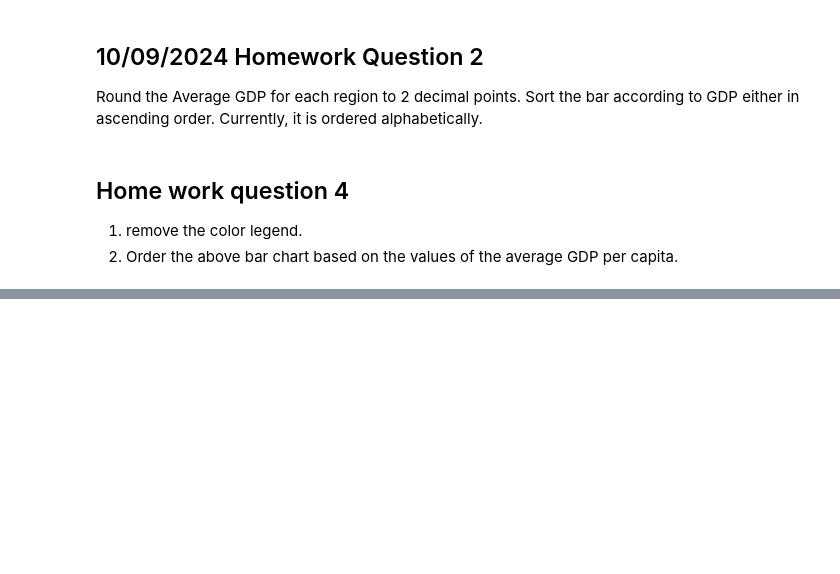
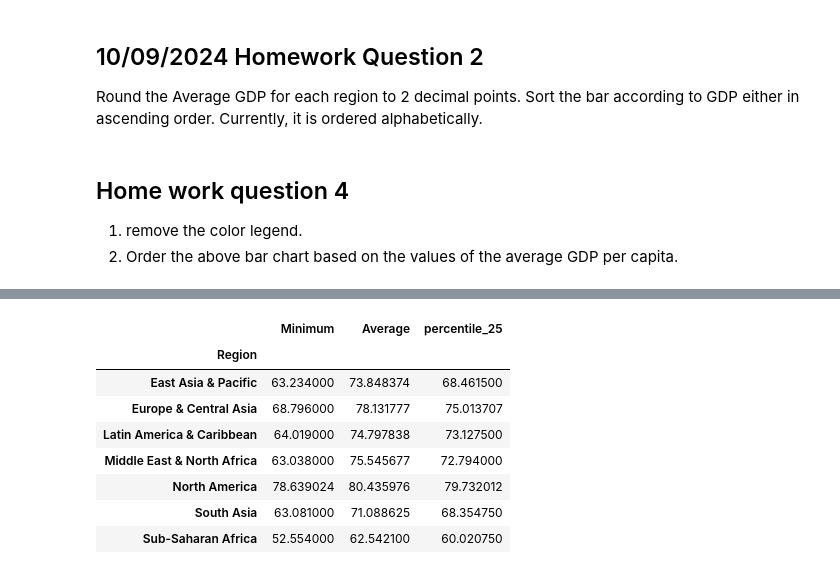
Before and after one commit to wcj365/python-stats-dataviz, a Jupyter notebook: fall2024/assignment_06.ipynb, the cells around one changed output, grey strips where cells are left out. Cells and saved outputs as stored; diff of their text form; code cells hidden in the pictures; blank space fills up the shorter version.

```diff
--- a/fall2024/assignment_06.ipynb
+++ b/fall2024/assignment_06.ipynb
@@ -521,0 +604,26 @@ fig.update_layout(showlegend=False)
+# %%
+def q1(x):
+    return x.quantile(0.25)
+
+def q3(x):
+    return x.quantile(0.75)
+
+
+
+df_group = df_2018.groupby("Region").aggregate(
+    Minimum=('Life expectancy at birth, total (years)', 'min'),
+    Average=('Life expectancy at birth, total (years)', 'mean'),
+    percentile_25=('Life expectancy at birth, total (years)', q1)
+)
+
+df_group
+# %% [output]
+|  | Minimum | Average | percentile_25 |
+| Region |  |  |  |
+| East Asia & Pacific | 63.234000 | 73.848374 | 68.461500 |
+| Europe & Central Asia | 68.796000 | 78.131777 | 75.013707 |
+| Latin America & Caribbean | 64.019000 | 74.797838 | 73.127500 |
+| Middle East & North Africa | 63.038000 | 75.545677 | 72.794000 |
+| North America | 78.639024 | 80.435976 | 79.732012 |
+| South Asia | 63.081000 | 71.088625 | 68.354750 |
+| Sub-Saharan Africa | 52.554000 | 62.542100 | 60.020750 |
```
Also changed, not shown: parts of 19 cells of this notebook.
